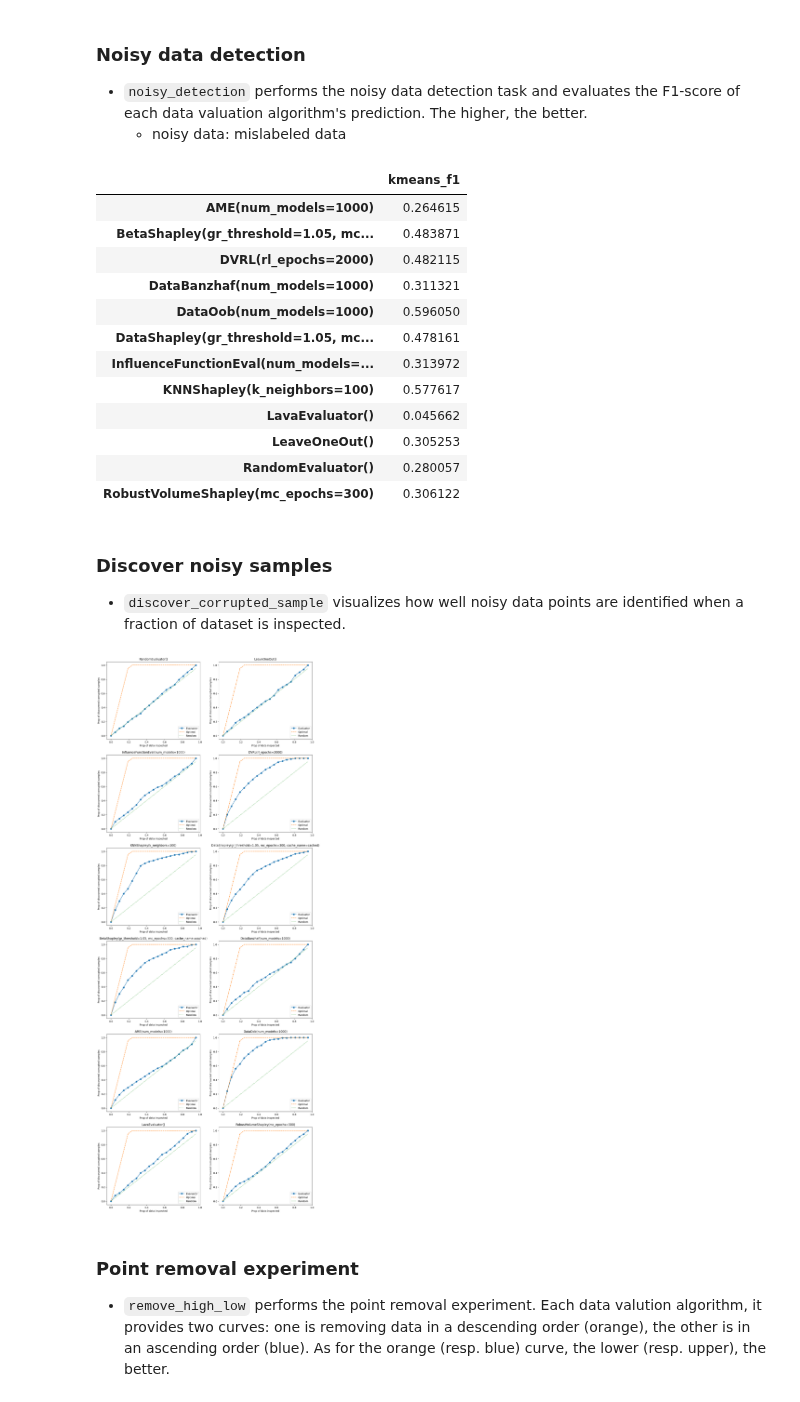
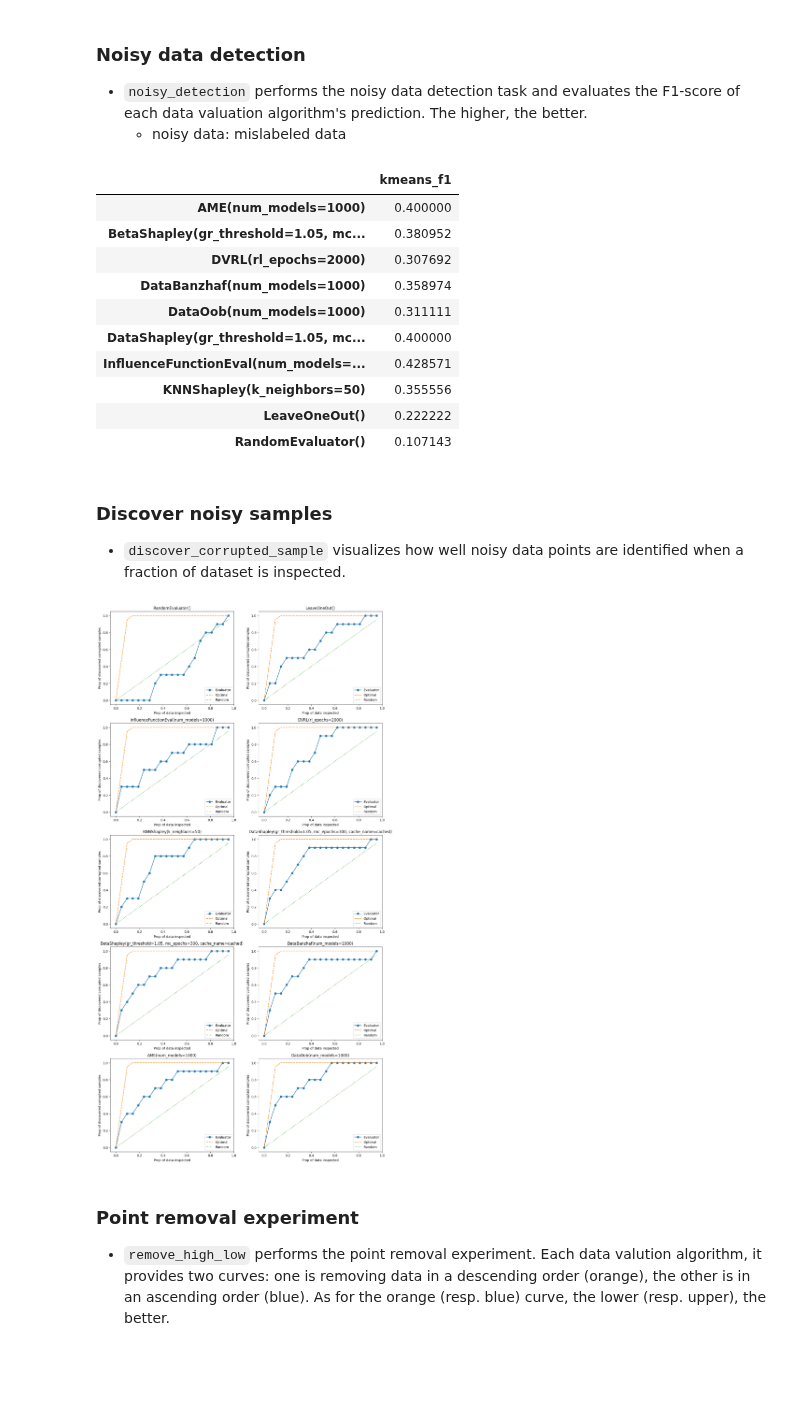
Before and after one commit to opendataval/opendataval, a Jupyter notebook: examples/adult_classification.ipynb, the cells around one changed output. Drawn from its saved outputs; the diff is of its cells as text; code cells hidden in the pictures; blank space fills up the shorter version.

```diff
--- a/examples/adult_classification.ipynb
+++ b/examples/adult_classification.ipynb
@@ -35,8 +27,8 @@ The following code cell demonstrates how to set up `ExperimentMediator` with a p
 - Metric: Classification accuracy
 # %%
 dataset_name = "adult"
-train_count, valid_count, test_count = 1000, 100, 500
-noise_rate = 0.2
+train_count, valid_count, test_count = 100, 50, 50
+noise_rate = 0.1
 noise_kwargs = {'noise_rate': noise_rate}
 model_name = "sklogreg"
 metric_name = "accuracy"
@@ -65,16 +57,14 @@ A full list of registered datasets can be found [here](https://github.com/openda
 data_evaluators = [
     RandomEvaluator(),
     LeaveOneOut(), # leave one out
-    InfluenceSubsample(num_models=1000), # influence function
+    InfluenceFunctionEval(num_models=1000), # influence function
     DVRL(rl_epochs=2000), # Data valuation using Reinforcement Learning
     KNNShapley(k_neighbors=valid_count), # KNN-Shapley
     DataShapley(gr_threshold=1.05, mc_epochs=300, cache_name=f"cached"), # Data-Shapley
     BetaShapley(gr_threshold=1.05, mc_epochs=300, cache_name=f"cached"), # Beta-Shapley
     DataBanzhaf(num_models=1000), # Data-Banzhaf
     AME(num_models=1000), # Average Marginal Effects
-    DataOob(num_models=1000), # Data-OOB
-    LavaEvaluator(),
-    RobustVolumeShapley(mc_epochs=300)
+    DataOob(num_models=1000) # Data-OOB
 ]
 # %%
 %%time
@@ -125,26 +113,24 @@ output_dir
 exper_med.evaluate(noisy_detection, save_output=True)
 # %% [output]
 |  | kmeans_f1 |
-| AME(num_models=1000) | 0.264615 |
-| BetaShapley(gr_threshold=1.05, mc... | 0.483871 |
-| DVRL(rl_epochs=2000) | 0.482115 |
-| DataBanzhaf(num_models=1000) | 0.311321 |
-| DataOob(num_models=1000) | 0.596050 |
-| DataShapley(gr_threshold=1.05, mc... | 0.478161 |
-| InfluenceFunctionEval(num_models=... | 0.313972 |
-| KNNShapley(k_neighbors=100) | 0.577617 |
-| LavaEvaluator() | 0.045662 |
-| LeaveOneOut() | 0.305253 |
-| RandomEvaluator() | 0.280057 |
-| RobustVolumeShapley(mc_epochs=300) | 0.306122 |
+| AME(num_models=1000) | 0.400000 |
+| BetaShapley(gr_threshold=1.05, mc... | 0.380952 |
+| DVRL(rl_epochs=2000) | 0.307692 |
+| DataBanzhaf(num_models=1000) | 0.358974 |
+| DataOob(num_models=1000) | 0.311111 |
+| DataShapley(gr_threshold=1.05, mc... | 0.400000 |
+| InfluenceFunctionEval(num_models=... | 0.428571 |
+| KNNShapley(k_neighbors=50) | 0.355556 |
+| LeaveOneOut() | 0.222222 |
+| RandomEvaluator() | 0.107143 |
 # %% [markdown]
 ### Discover noisy samples
 - `discover_corrupted_sample` visualizes how well noisy data points are identified when a fraction of dataset is inspected.
 # %%
-fig = plt.figure(figsize=(15, 40))
-df, fig = exper_med.plot(discover_corrupted_sample, fig, col=2, save_output=True)
+fig = plt.figure(figsize=(15, 30))
+_, fig = exper_med.plot(discover_corrupted_sample, fig, col=2, save_output=True)
 # %% [output]
-[figure, old version]
+[figure, new version]
 # %% [markdown]
 ### Point removal experiment
 - `remove_high_low` performs the point removal experiment. Each data valution algorithm, it provides two curves: one is removing data in a descending order (orange), the other is in an ascending order (blue). As for the orange (resp. blue) curve, the lower (resp. upper), the better.
```
Also changed, not shown: parts of 7 cells of this notebook, 6 other files.
